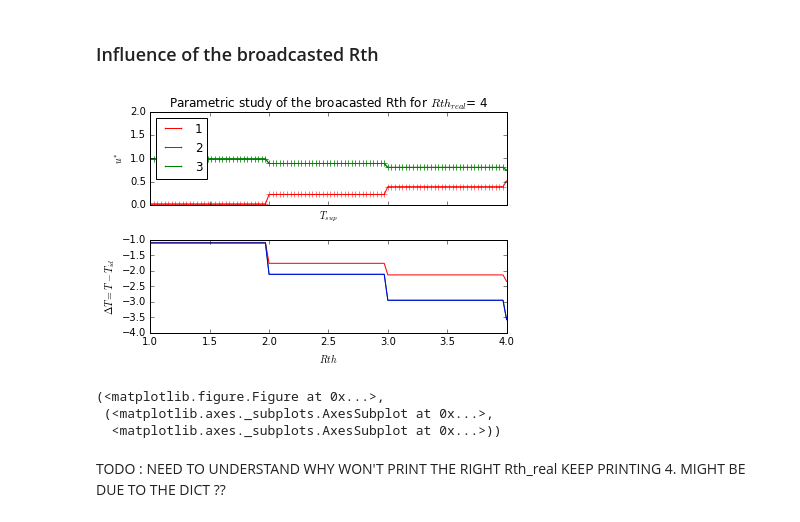
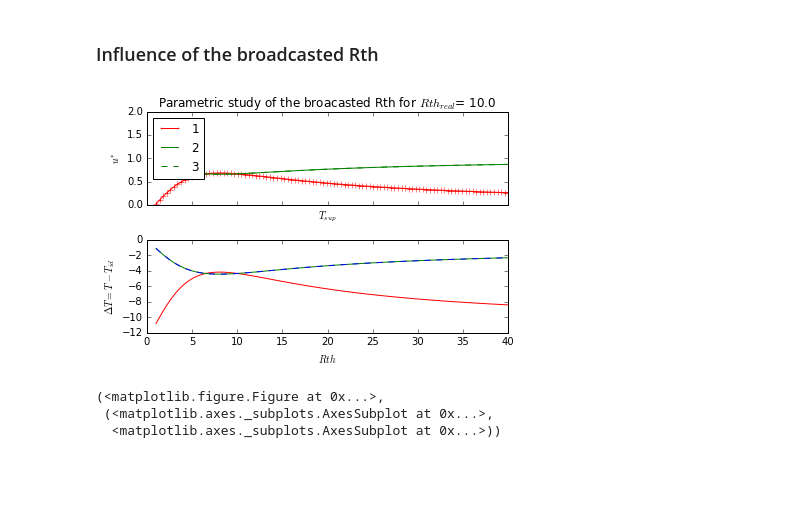
Before and after one commit to pierre-haessig/DMPC-security, a Jupyter notebook: param_alpha_cases.ipynb, the cells around one changed output. Drawn from its saved outputs; the diff is of its cells as text; code cells hidden in the pictures; blank space fills up the shorter version.

```diff
--- a/param_alpha_cases.ipynb
+++ b/param_alpha_cases.ipynb
@@ -327,7 +337,7 @@ plot_alpha(_U, _DT, alpha_ratio)
 # %%
 m = 3
 # max energy in kW
-Umax = 2
+Umax = 5
 u_m = np.array([1.5, 1.5, 1.5], dtype=float)
 # thermal resistance
 Rth =np.array([10, 10, 10])
@@ -349,19 +359,20 @@ def param_Tbc(pb):
     Umax = pb['Umax']
     u_m = pb['u_m']
     alpha = pb['alpha']
+    T_id_cht = T_id.copy()
 
     u_id_real = (T_id - Text) / Rth
 
-    T_sup = np.linspace(-1, 4, 20)
+    T_sup = np.linspace(-4, 4, 20)
 
     _U = np.zeros((3, len(T_sup)))
     _DT = np.zeros((3, len(T_sup)))
 
     for z, sup in enumerate(T_sup):
 
-        T_id[0] = T_id[0] + sup
+        T_id_cht[0] = T_id[0] + sup
 
-        _pb = dict(Rth=Rth, Text=Text, T_id=T_id, Umax=Umax, u_m=u_m, alpha=alpha)
+        _pb = dict(Rth=Rth, Text=Text, T_id=T_id_cht, Umax=Umax, u_m=u_m, alpha=alpha)
 
         u_sol_d = SO.optim_central(_pb)[0]
         _U[0, z] = u_sol_d[0]
@@ -395,6 +406,7 @@ def plot_Tbc(_U, _DT, T_sup):
     ax2.plot(T_sup, _DT[0, :], 'r')
     ax2.plot(T_sup, _DT[1, :], 'g')
     ax2.plot(T_sup, _DT[2, :], 'b')
+    ax2.plot(T_sup, T_sup,'--')
 
     ax2.set(
         xlabel=r'$ T_{sup} $',
@@ -422,9 +434,9 @@ m = 3
 Umax = 2
 u_m = np.array([1.5, 1.5, 1.5], dtype=float)
 # thermal resistance
-Rth =np.array([10, 10, 10])
+Rth =np.array([10, 10, 10], dtype=float)
 # Exterior temperature
-Text = 10
+Text = 10.
 # Ideal temperature in degrees
 T_id = np.array([21, 21, 21], dtype=float)
 # Ideal energy
@@ -436,8 +448,7 @@ pb = dict(Rth=Rth, Text=Text, T_id=T_id, Umax=Umax, u_m=u_m, alpha=alpha)
 def param_Rth(pb):
     assert m == 3, "illegal number of users. Expecting 3 and received %s." % m
     Rth = pb['Rth']
-    Rth_real = pb['Rth']
-    jaimelesprunes = Rth
+    Rth_cht = pb['Rth'].copy()
     Text = pb['Text']
     T_id = pb['T_id']
     Umax = pb['Umax']
@@ -446,39 +457,39 @@ def param_Rth(pb):
 
     u_id = (T_id - Text)*1.0 / Rth
 
-    varRth = np.linspace(1.0, 4.0, 100)
+    varRth = np.linspace(1.0, 40.0, 100)
 
     _U = np.zeros((3, len(varRth)))
     _DT = np.zeros((3, len(varRth)))
 
     for z, sup in enumerate(varRth):
 
-        jaimelesprunes[0] = sup
+        Rth_cht[0] = sup
 
-        _pb = dict(Rth=jaimelesprunes, Text=Text, T_id=T_id, Umax=Umax, u_m=u_m, alpha=alpha)
+        _pb = dict(Rth=Rth_cht, Text=Text, T_id=T_id, Umax=Umax, u_m=u_m, alpha=alpha)
 
         u_sol_d = SO.optim_central(_pb)[0]
         _U[0, z] = u_sol_d[0]
         _U[1, z] = u_sol_d[1]
         _U[2, z] = u_sol_d[2]
-        _DT[0, z] = Rth_real[0] * (u_sol_d[0] - u_id[0])
-        _DT[1, z] = Rth_real[1] * (u_sol_d[1] - u_id[1])
-        _DT[2, z] = Rth_real[2] * (u_sol_d[2] - u_id[2])
+        _DT[0, z] = Rth[0] * (u_sol_d[0] - u_id[0])
+        _DT[1, z] = Rth[1] * (u_sol_d[1] - u_id[1])
+        _DT[2, z] = Rth[2] * (u_sol_d[2] - u_id[2])
 
-    return _U, _DT, varRth, Rth_real
+    return _U, _DT, varRth, Rth
 
 
-def plot_Rth(_U, _DT, varRth, Rth_real):
+def plot_Rth(_U, _DT, varRth, Rth):
     fig, (ax1, ax2) = plt.subplots(2, 1, sharex=True)
 
     ax1.plot(varRth, _U[0, :], 'r-+', label='1')
-    ax1.plot(varRth, _U[1, :], 'g-+', label='2')
-    ax1.plot(varRth, _U[2, :], 'g-+', label='3')
+    ax1.plot(varRth, _U[1, :], 'g', label='2')
+    ax1.plot(varRth, _U[2, :], 'g--', label='3')
 
     ax1.hlines(Umax, varRth[0], varRth[-1], linestyles='--', label='')
 
     ax1.set(
-        title=r'Parametric study of the broacasted Rth for $Rth_{real}$= %s' % Rth_real[0],
+        title=r'Parametric study of the broacasted Rth for $Rth_{real}$= %s' % Rth[0],
         xlabel=r'$ T_{sup} $',
         ylabel='$u^{*}$',
         #xscale='log',
@@ -488,7 +499,7 @@ def plot_Rth(_U, _DT, varRth, Rth_real):
 
     ax2.plot(varRth, _DT[0, :], 'r')
     ax2.plot(varRth, _DT[1, :], 'g')
-    ax2.plot(varRth, _DT[2, :], 'b')
+    ax2.plot(varRth, _DT[2, :], 'b--')
 
     ax2.set(
         xlabel=r'$Rth$',
@@ -501,12 +512,10 @@ def plot_Rth(_U, _DT, varRth, Rth_real):
 
     return fig, (ax1, ax2)
 # %%
-_U, _DT, ratio_Rth, Rth_real= param_Rth(pb)
-plot_Rth(_U, _DT, ratio_Rth, Rth_real)
+_U, _DT, ratio_Rth, Rth= param_Rth(pb)
+plot_Rth(_U, _DT, ratio_Rth, Rth)
 # %% [output]
-[figure, old version]
+[figure, new version]
 (<matplotlib.figure.Figure at 0x...>,
  (<matplotlib.axes._subplots.AxesSubplot at 0x...>,
   <matplotlib.axes._subplots.AxesSubplot at 0x...>))
-# %% [markdown]
-TODO : NEED TO UNDERSTAND WHY WON'T PRINT THE RIGHT Rth_real KEEP PRINTING 4. MIGHT BE DUE TO THE DICT ??
```
Also changed, not shown: parts of 6 cells of this notebook, 1 other file.
